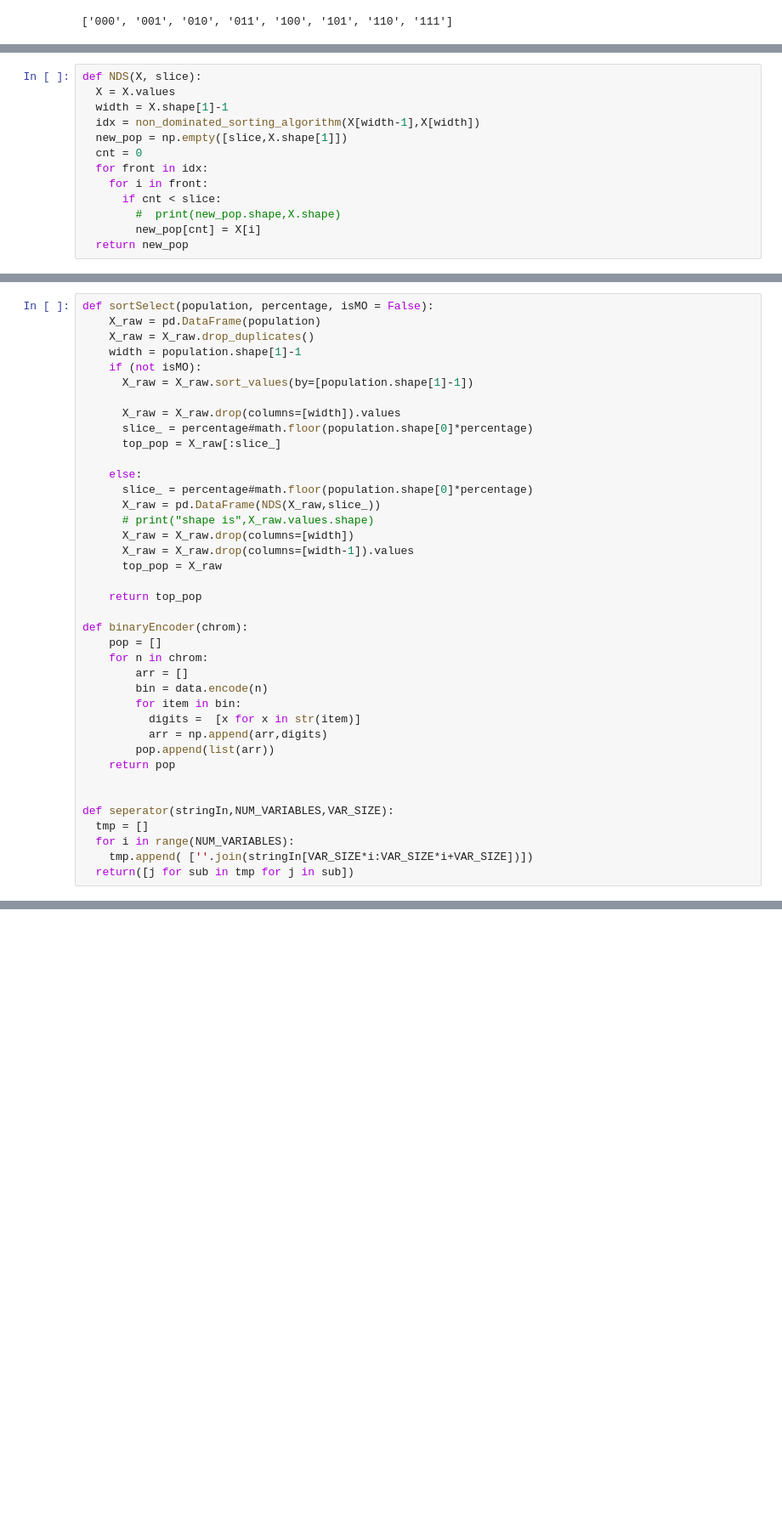
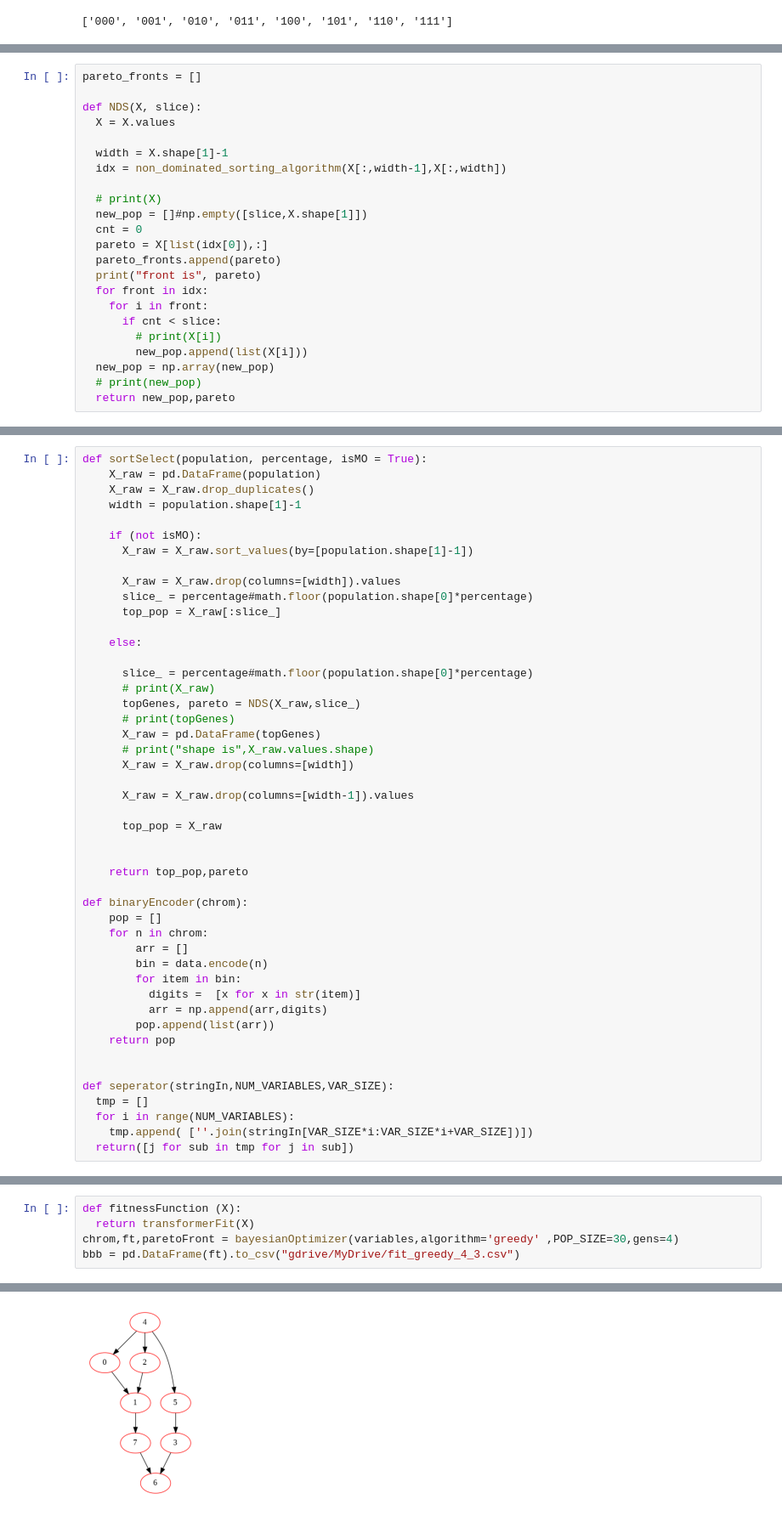
Before and after one commit to Negfir/Bayesian-GA, a Jupyter notebook: PGM_Transformer.ipynb, the cells around one changed output, grey strips where cells are left out. Shown at 85% size. Saved outputs shown, nothing was run; the diff lists cells and outputs as text; blank space fills up the shorter version.

```diff
--- a/PGM_Transformer.ipynb
+++ b/PGM_Transformer.ipynb
@@ -408,15 +307,25 @@ def non_dominated_sorting_algorithm(values1, values2):
     del front[len(front)-1]
     return front
 # %%
+pareto_fronts = []
+
 def NDS(X, slice):
   X = X.values
+
   width = X.shape[1]-1
-  idx = non_dominated_sorting_algorithm(X[width-1],X[width])
-  new_pop = np.empty([slice,X.shape[1]])
+  idx = non_dominated_sorting_algorithm(X[:,width-1],X[:,width])
+
+  # print(X)
+  new_pop = []#np.empty([slice,X.shape[1]])
   cnt = 0
+  pareto = X[list(idx[0]),:]
+  pareto_fronts.append(pareto)
+  print("front is", pareto)
   for front in idx:
     for i in front:
       if cnt < slice:
-        #  print(new_pop.shape,X.shape)
-        new_pop[cnt] = X[i]
-  return new_pop
+        # print(X[i])
+        new_pop.append(list(X[i]))
+  new_pop = np.array(new_pop)
+  # print(new_pop)
+  return new_pop,pareto
@@ -448,10 +357,11 @@ Successfully built pygraphviz
 Installing collected packages: pygraphviz
 Successfully installed pygraphviz-1.7
 # %%
-def sortSelect(population, percentage, isMO = False):
+def sortSelect(population, percentage, isMO = True):
     X_raw = pd.DataFrame(population)
     X_raw = X_raw.drop_duplicates()
     width = population.shape[1]-1
+
     if (not isMO):
       X_raw = X_raw.sort_values(by=[population.shape[1]-1])
 
@@ -460,14 +370,21 @@ def sortSelect(population, percentage, isMO = False):
       top_pop = X_raw[:slice_]
 
     else:
+
       slice_ = percentage#math.floor(population.shape[0]*percentage)
-      X_raw = pd.DataFrame(NDS(X_raw,slice_))
+      # print(X_raw)
+      topGenes, pareto = NDS(X_raw,slice_)
+      # print(topGenes)
+      X_raw = pd.DataFrame(topGenes)
       # print("shape is",X_raw.values.shape)
       X_raw = X_raw.drop(columns=[width])
+
       X_raw = X_raw.drop(columns=[width-1]).values
+
       top_pop = X_raw
 
-    return top_pop
+
+    return top_pop,pareto
 
 def binaryEncoder(chrom):
     pop = []
@@ -649,0 +545,6 @@ print(f1_,f2_)
+# %%
+def fitnessFunction (X):
+  return transformerFit(X)
+chrom,ft,paretoFront = bayesianOptimizer(variables,algorithm='greedy' ,POP_SIZE=30,gens=4)
+bbb = pd.DataFrame(ft).to_csv("gdrive/MyDrive/fit_greedy_4_3.csv")
+# %% [output]
@@ -649,0 +586 @@ print(f1_,f2_)
+[figure, added]
```
Also changed, not shown: parts of 40 cells of this notebook.
